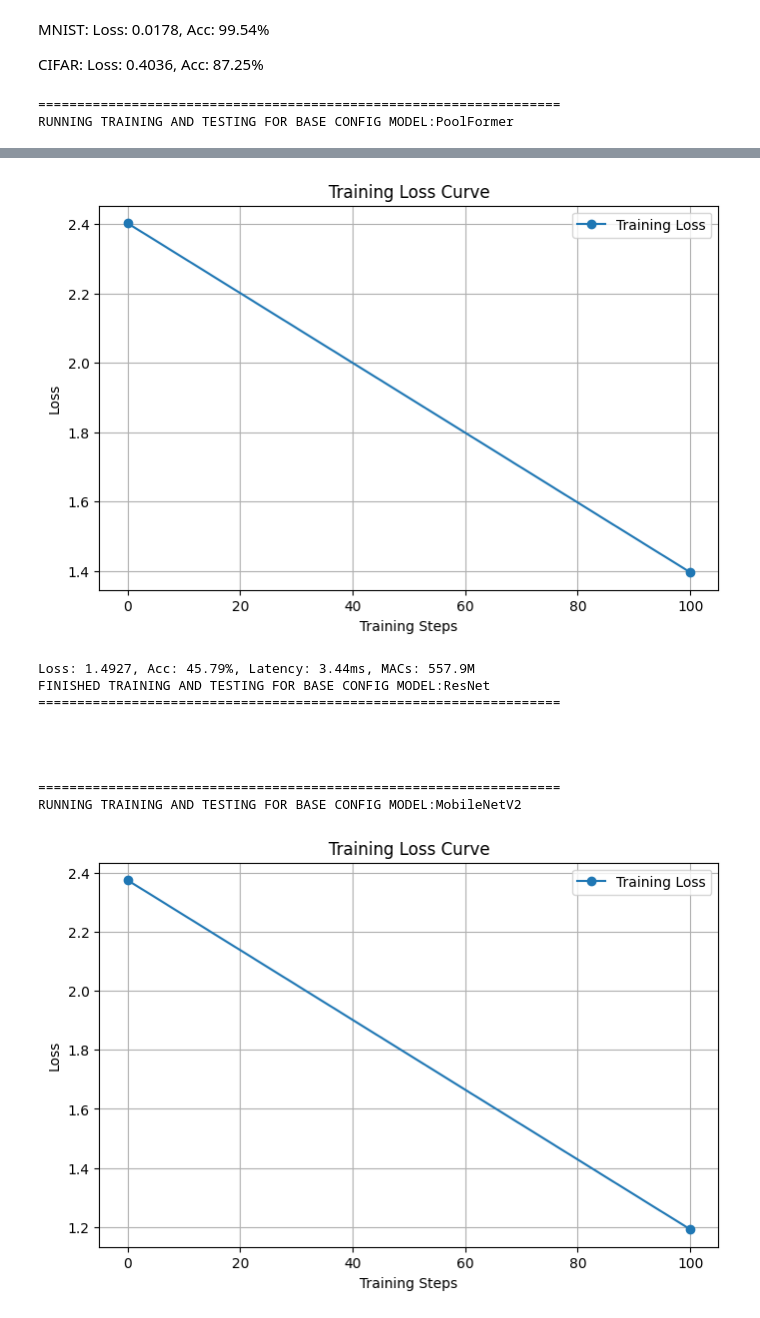
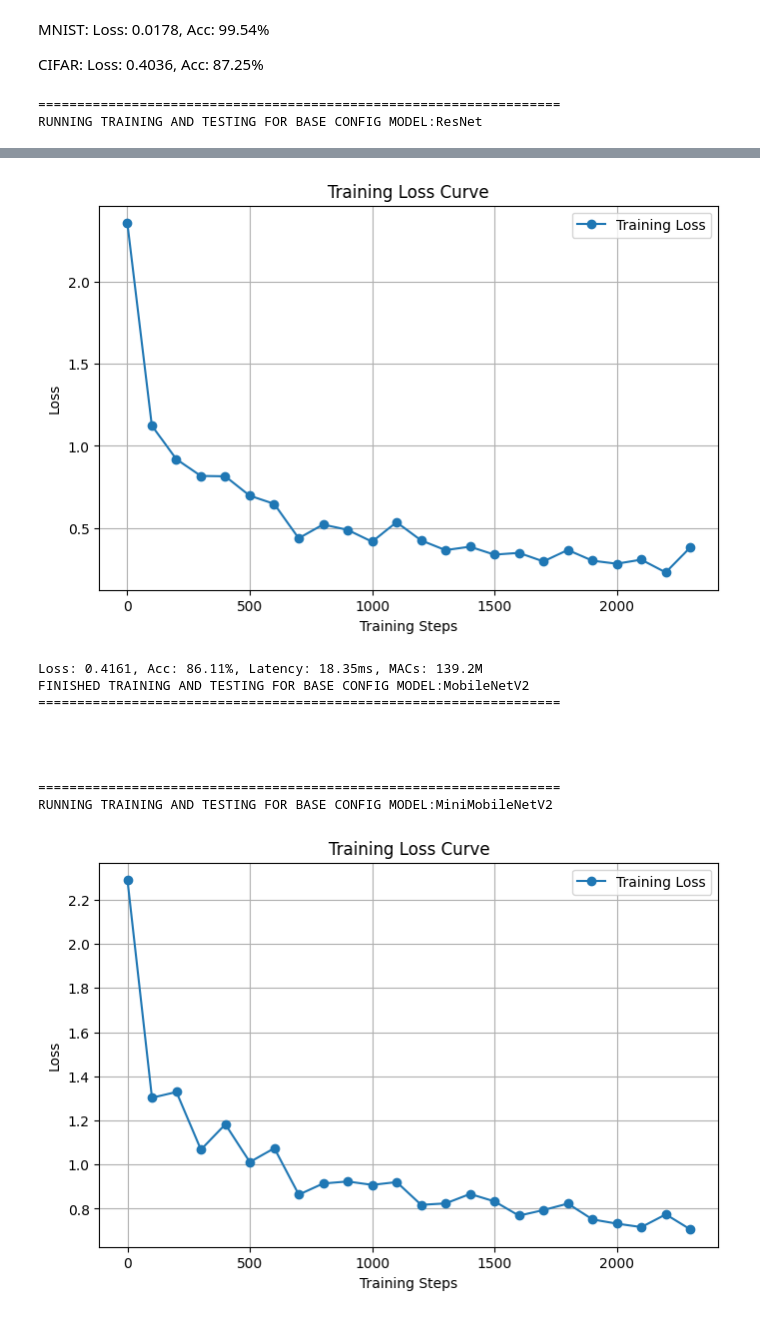
Before and after one commit to saadam1n/CS4803-EML, a Jupyter notebook: lab0/lab0_task3_Saad_Amin.ipynb, the cells around one changed output, grey strips where cells are left out. Drawn from its saved outputs; the diff is of its cells as text; code cells hidden in the pictures.

```diff
--- a/lab0/lab0_task3_Saad_Amin.ipynb
+++ b/lab0/lab0_task3_Saad_Amin.ipynb
@@ -80,6 +80,38 @@ class MobileNetV2Block(nn.Module):
         super(MobileNetV2Block, self).__init__()
 
         expand_ratio = 2
+        hidden_dim = in_planes * expand_ratio
+
+        self.conv = nn.Sequential(
+            nn.Conv2d(in_planes, hidden_dim, 1, bias=False),
+            nn.BatchNorm2d(hidden_dim),
+            nn.SiLU(),
+
+            nn.Conv2d(hidden_dim, hidden_dim, 3, stride=stride, padding=1,
+                     groups=hidden_dim, bias=False),
+            nn.BatchNorm2d(hidden_dim),
+            nn.SiLU(),
+
+            nn.Conv2d(hidden_dim, out_planes, 1, bias=False),
+            nn.BatchNorm2d(out_planes)
+        )
+
+        self.shortcut = nn.Sequential()
+        if stride != 1 or in_planes != out_planes:
+            self.shortcut = nn.Sequential(
+                nn.Conv2d(in_planes, out_planes, kernel_size=1, stride=stride, bias=False),
+                nn.BatchNorm2d(out_planes)
+            )
+
+    def forward(self, x):
+        out = self.conv(x) + self.shortcut(x)
+        return out
+
+class MiniMobileNetV2Block(nn.Module):
+    def __init__(self, in_planes, out_planes, stride=1):
+        super(MiniMobileNetV2Block, self).__init__()
+
+        expand_ratio = 1
         hidden_dim = in_planes * expand_ratio
 
         self.conv = nn.Sequential(
@@ -148,7 +180,6 @@ class ResNet(nn.Module):
         self.bn_after = bn_after
 
         # we utilize lazy in places to make it compatible with both CIFAR and MNIST
-
         self.conv1 = nn.LazyConv2d(64, kernel_size=3, stride=1, padding=1, bias=False)
         self.bn1 = nn.BatchNorm2d(64) if self.bn_after else None
         self.layer1 = self._make_layer(block, 64, num_blocks[0], stride=1)
@@ -166,7 +197,9 @@ class ResNet(nn.Module):
         return nn.Sequential(*layers)
 
     def forward(self, x):
-        out = F.relu(self.bn1(self.conv1(x)) if self.bn_after else self.conv1(x))
+        out = x
+        out = self.conv1(out)
+        out = F.relu(self.bn1(out) if self.bn_after else out)
         out = self.layer1(out)
         out = self.layer2(out)
         out = self.layer3(out)
@@ -182,8 +215,11 @@ def ResNet18():
 def MobileNetV2():
     return ResNet(MobileNetV2Block, [2, 2, 2, 2])
 
+def MiniMobileNetV2():
+    return ResNet(MiniMobileNetV2Block, [1, 1, 1, 1])
+
 def PoolFormer():
-    return ResNet(PoolFormerBlock, [2, 2, 2, 2])
+    return ResNet(PoolFormerBlock, [2, 2, 2, 2], bn_after=False)
 # %% [markdown]
 ## 2. Implement training loop and test function
 # %%
@@ -362,7 +398,7 @@ def train_and_test(model, optimizer, scheduler, train_loader, test_loader, num_e
 model_configs = [
     ("ResNet", ResNet18()),
     ("MobileNetV2", MobileNetV2()),
-    ("PoolFormer", PoolFormer()),
+    ("MiniMobileNetV2", MiniMobileNetV2()),
 ]
 
 for model_name, model in model_configs:
@@ -389,4 +425,4 @@ print("The models meeting the accuracy requirements of this assignment are above
 print("And now we are done!")
 # %% [output]
 ===================================================================
-RUNNING TRAINING AND TESTING FOR BASE CONFIG MODEL:PoolFormer
+RUNNING TRAINING AND TESTING FOR BASE CONFIG MODEL:ResNet
@@ -403,11 +439,11 @@ RUNNING TRAINING AND TESTING FOR BASE CONFIG MODEL:ResNet
-[figure, old version]
+[figure, new version]
-Loss: 1.4927, Acc: 45.79%, Latency: 3.44ms, MACs: 557.9M
-FINISHED TRAINING AND TESTING FOR BASE CONFIG MODEL:ResNet
+Loss: 0.4161, Acc: 86.11%, Latency: 18.35ms, MACs: 139.2M
+FINISHED TRAINING AND TESTING FOR BASE CONFIG MODEL:MobileNetV2
 ===================================================================
 
 
 
 
 ===================================================================
-RUNNING TRAINING AND TESTING FOR BASE CONFIG MODEL:MobileNetV2
+RUNNING TRAINING AND TESTING FOR BASE CONFIG MODEL:MiniMobileNetV2
-[figure, old version]
+[figure, new version]
```
Also changed, not shown: parts of 1 cell of this notebook.
